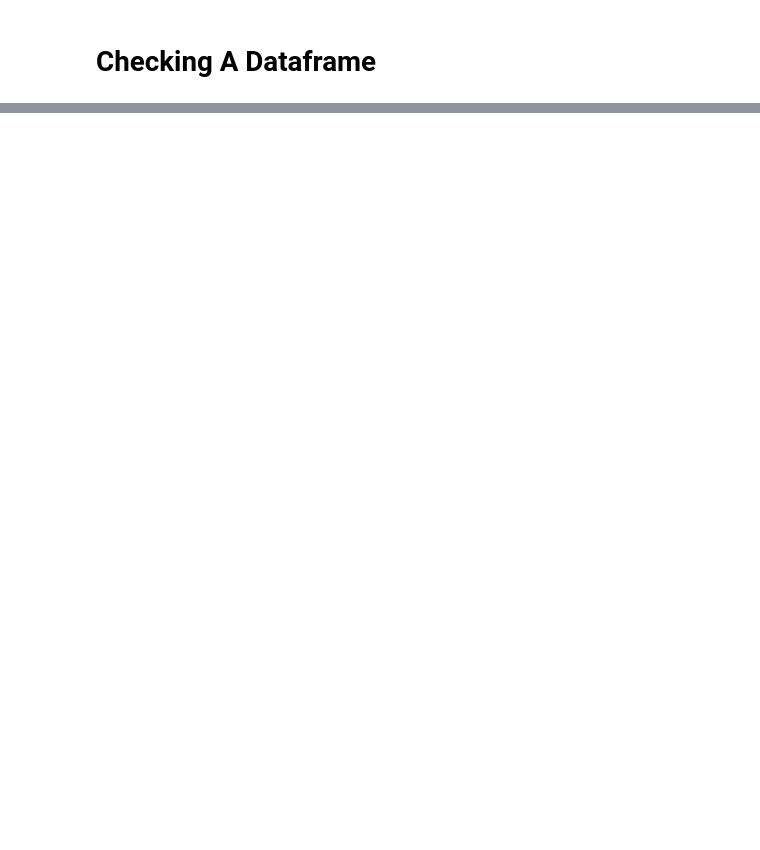
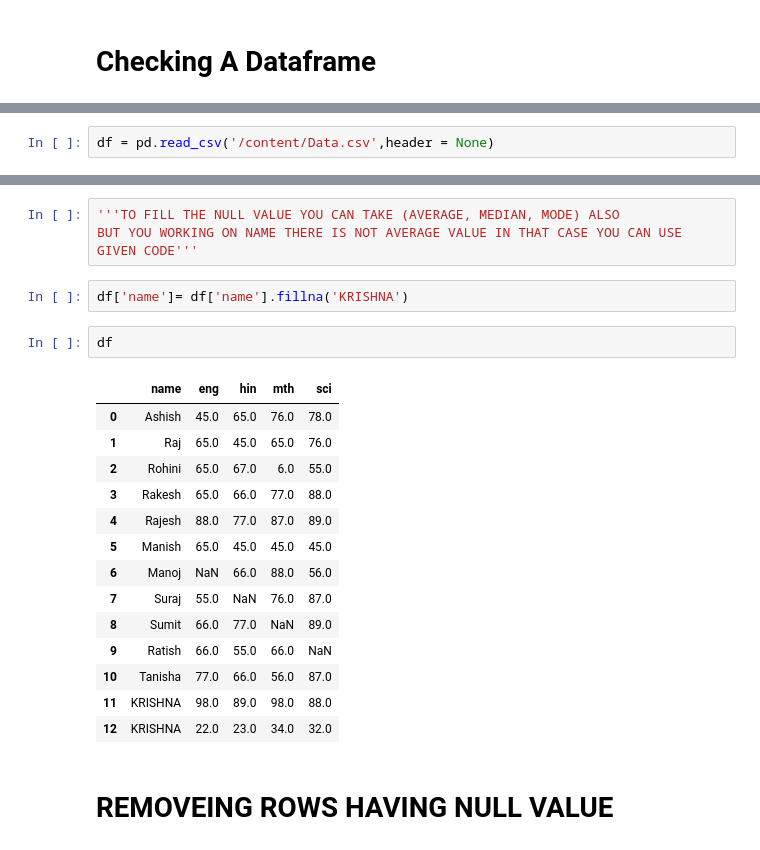
Before and after one commit to Hrishikesh6666/Data_science, a Jupyter notebook: DATA_ANALYSIS_(PANDAS_Library).ipynb, the cells around one changed output, grey strips where cells are left out. Saved outputs shown, nothing was run; the diff lists cells and outputs as text; blank space fills up the shorter version.

```diff
--- a/DATA_ANALYSIS_(PANDAS_Library).ipynb
+++ b/DATA_ANALYSIS_(PANDAS_Library).ipynb
@@ -90,0 +154,2 @@ dtype: int64
+# %%
+df = pd.read_csv('/content/Data.csv',header = None)
@@ -90,0 +194,24 @@ dtype: int64
+# %%
+'''TO FILL THE NULL VALUE YOU CAN TAKE (AVERAGE, MEDIAN, MODE) ALSO
+BUT YOU WORKING ON NAME THERE IS NOT AVERAGE VALUE IN THAT CASE YOU CAN USE GIVEN CODE'''
+# %%
+df['name']= df['name'].fillna('KRISHNA')
+# %%
+df
+# %% [output]
+|  | name | eng | hin | mth | sci |
+| 0 | Ashish | 45.0 | 65.0 | 76.0 | 78.0 |
+| 1 | Raj | 65.0 | 45.0 | 65.0 | 76.0 |
+| 2 | Rohini | 65.0 | 67.0 | 6.0 | 55.0 |
+| 3 | Rakesh | 65.0 | 66.0 | 77.0 | 88.0 |
+| 4 | Rajesh | 88.0 | 77.0 | 87.0 | 89.0 |
+| 5 | Manish | 65.0 | 45.0 | 45.0 | 45.0 |
+| 6 | Manoj | NaN | 66.0 | 88.0 | 56.0 |
+| 7 | Suraj | 55.0 | NaN | 76.0 | 87.0 |
+| 8 | Sumit | 66.0 | 77.0 | NaN | 89.0 |
+| 9 | Ratish | 66.0 | 55.0 | 66.0 | NaN |
+| 10 | Tanisha | 77.0 | 66.0 | 56.0 | 87.0 |
+| 11 | KRISHNA | 98.0 | 89.0 | 98.0 | 88.0 |
+| 12 | KRISHNA | 22.0 | 23.0 | 34.0 | 32.0 |
+# %% [markdown]
+# REMOVEING ROWS HAVING NULL VALUE
```
Also changed, not shown: parts of 31 cells of this notebook.
